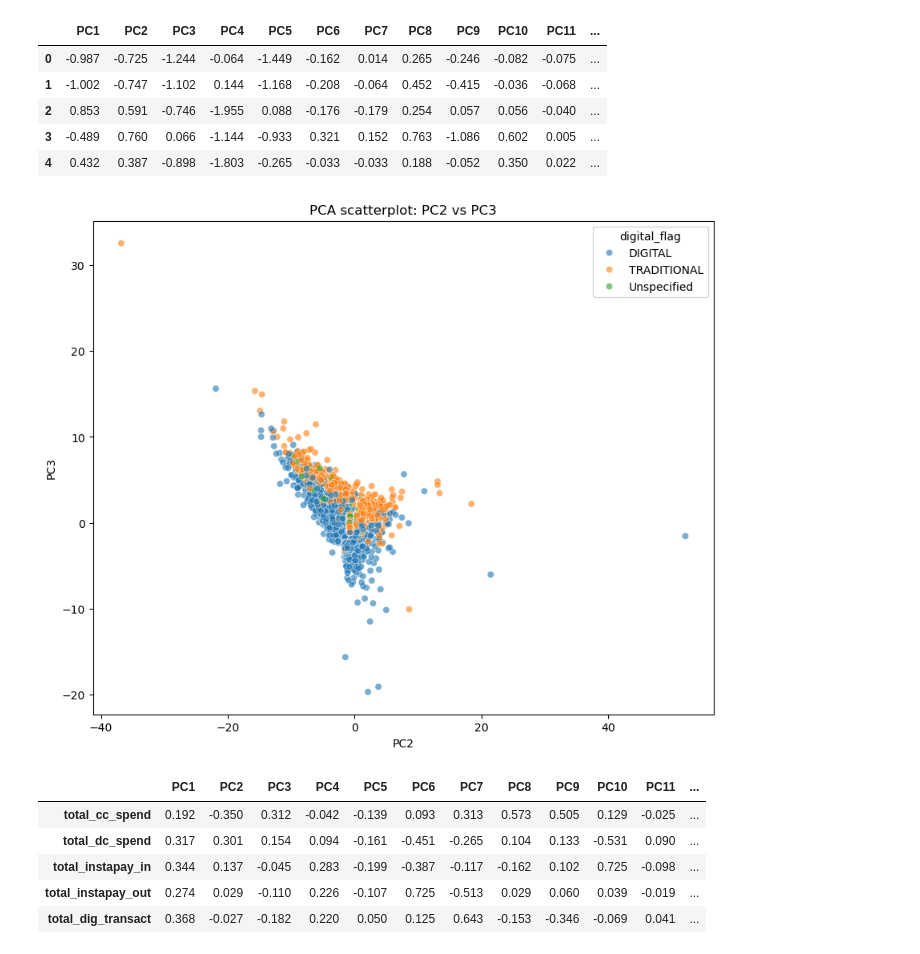
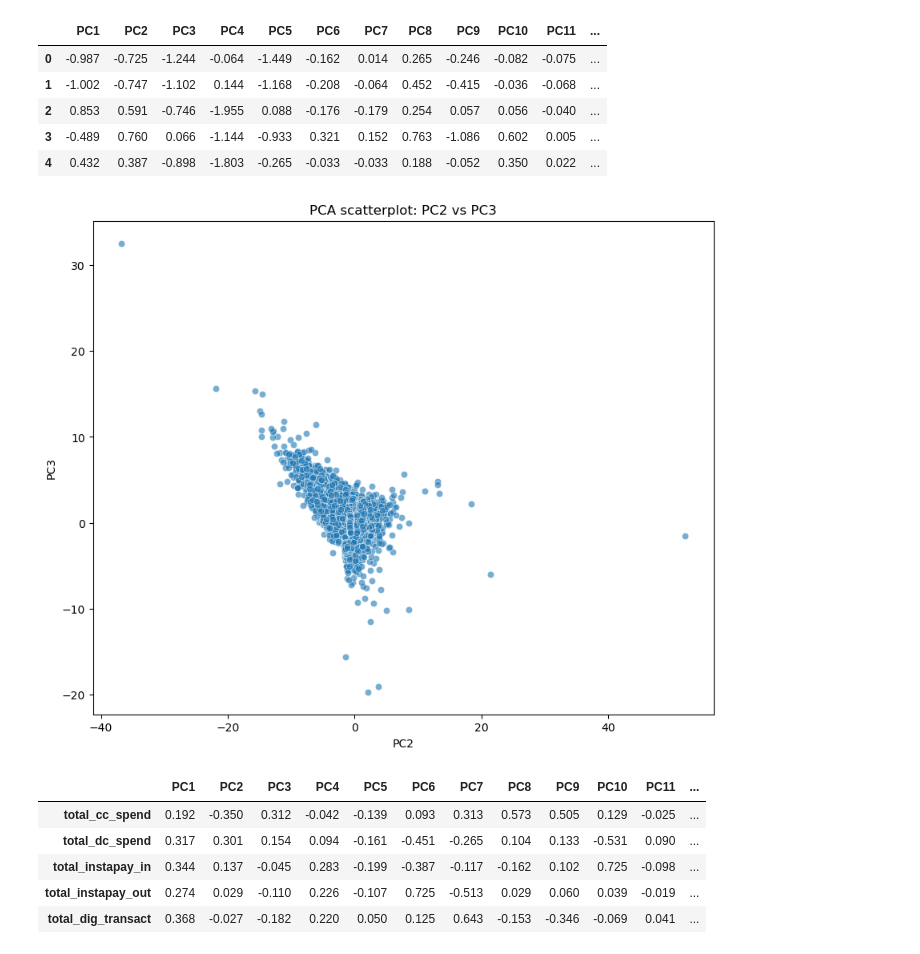
Before and after one commit to drksz/bank-customer-segmentation, a Jupyter notebook: EDA.ipynb, the cells around one changed output. Drawn from its saved outputs; the diff is of its cells as text; code cells hidden in the pictures.

```diff
--- a/EDA.ipynb
+++ b/EDA.ipynb
@@ -566,24 +566,21 @@ pca_df.head()
 | 3 | -0.489 | 0.760 | 0.066 | -1.144 | -0.933 | 0.321 | 0.152 | 0.763 | -1.086 | 0.602 | 0.005 | ... |
 | 4 | 0.432 | 0.387 | -0.898 | -1.803 | -0.265 | -0.033 | -0.033 | 0.188 | -0.052 | 0.350 | 0.022 | ... |
 # %%
-pca_df['digital_flag'] = cust_info_main['digital_flag']
-
 fig, ax = plt.subplots(1, 1, figsize=(10, 8))
 
 sns.scatterplot(
     data=pca_df,
     x='PC2',
     y='PC3',
     alpha=0.6,
-    hue='digital_flag',
     ax=ax
 )
 
 ax.set_title('PCA scatterplot: PC2 vs PC3')
 
 plt.show()
 # %% [output]
-[figure, old version]
+[figure, new version]
 # %%
 loadings = pd.DataFrame(
     pca.components_.T,
```
Also changed, not shown: parts of 1 cell of this notebook.
